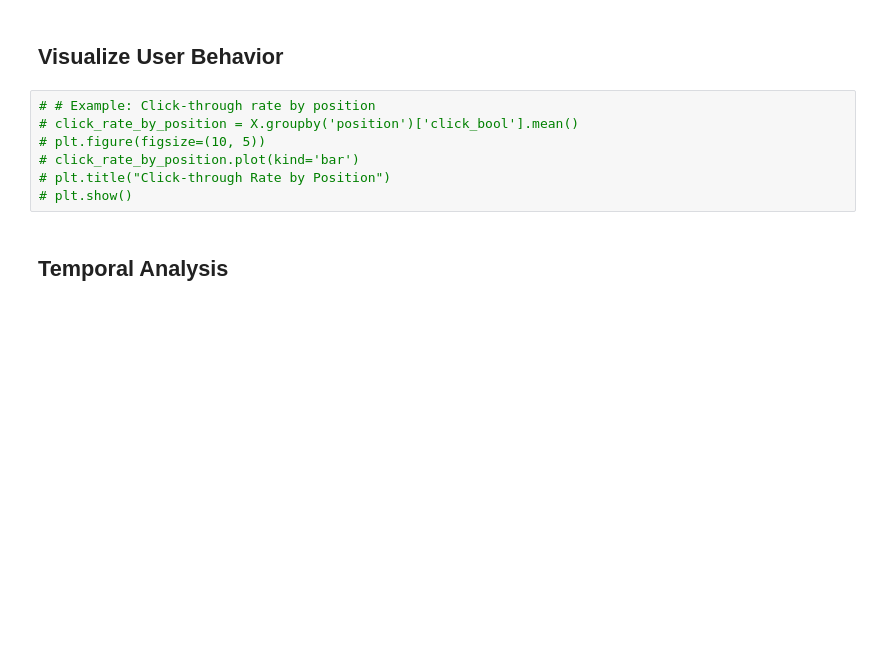
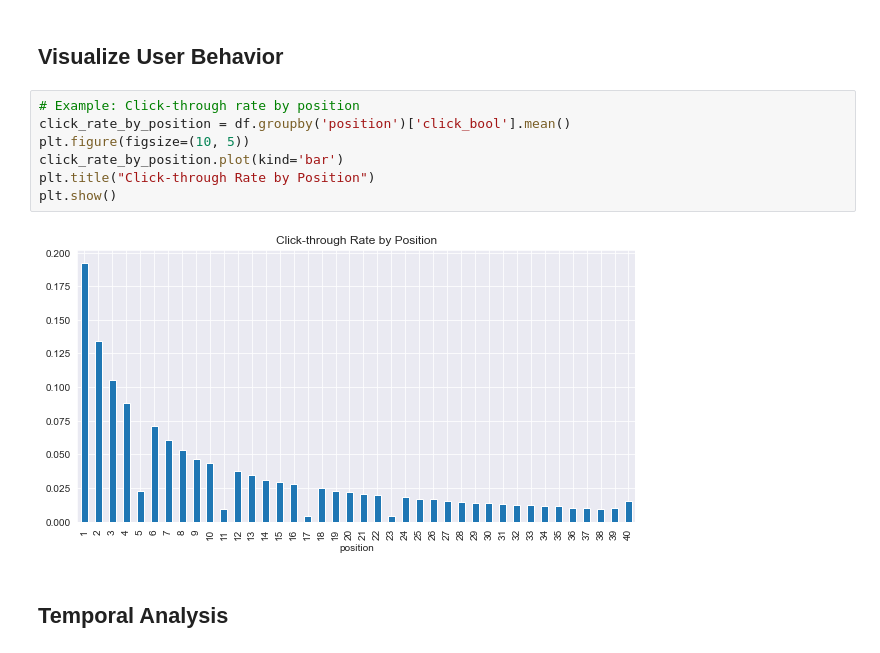
Before and after one commit to nbounatsos/dm_projects, a Jupyter notebook: Assignment 2/ass_nick.ipynb, the cells around one changed output. Cells and saved outputs as stored; diff of their text form; blank space fills up the shorter version.

```diff
--- a/Assignment 2/ass_nick.ipynb
+++ b/Assignment 2/ass_nick.ipynb
@@ -45,12 +97,14 @@ Blah blah
 # %% [markdown]
 ## Visualize User Behavior
 # %%
-# # Example: Click-through rate by position
-# click_rate_by_position = X.groupby('position')['click_bool'].mean()
-# plt.figure(figsize=(10, 5))
-# click_rate_by_position.plot(kind='bar')
-# plt.title("Click-through Rate by Position")
-# plt.show()
+# Example: Click-through rate by position
+click_rate_by_position = df.groupby('position')['click_bool'].mean()
+plt.figure(figsize=(10, 5))
+click_rate_by_position.plot(kind='bar')
+plt.title("Click-through Rate by Position")
+plt.show()
+# %% [output]
+[figure, added]
 # %% [markdown]
 ## Temporal Analysis
 # %%
```
Also changed, not shown: parts of 16 cells of this notebook.
